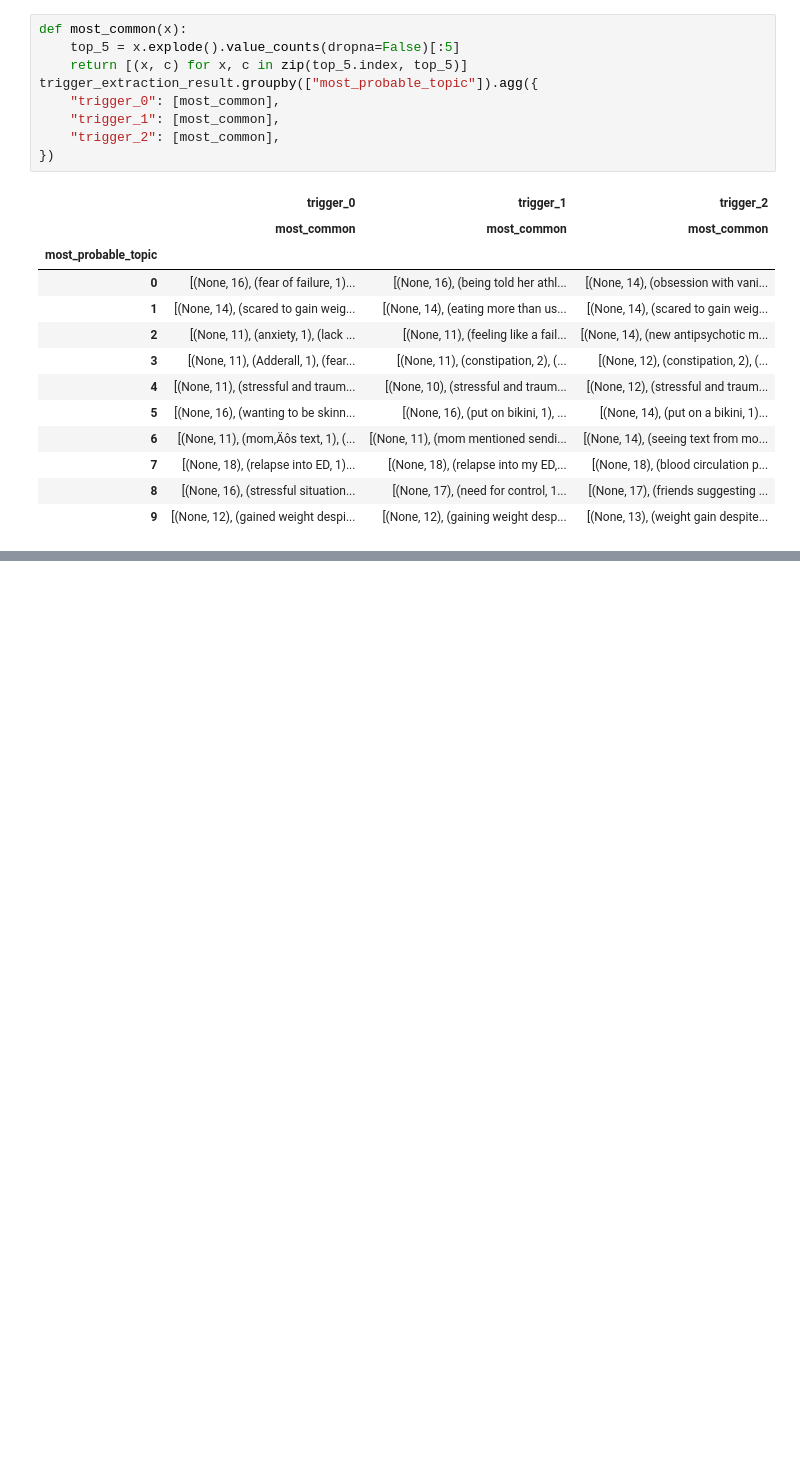
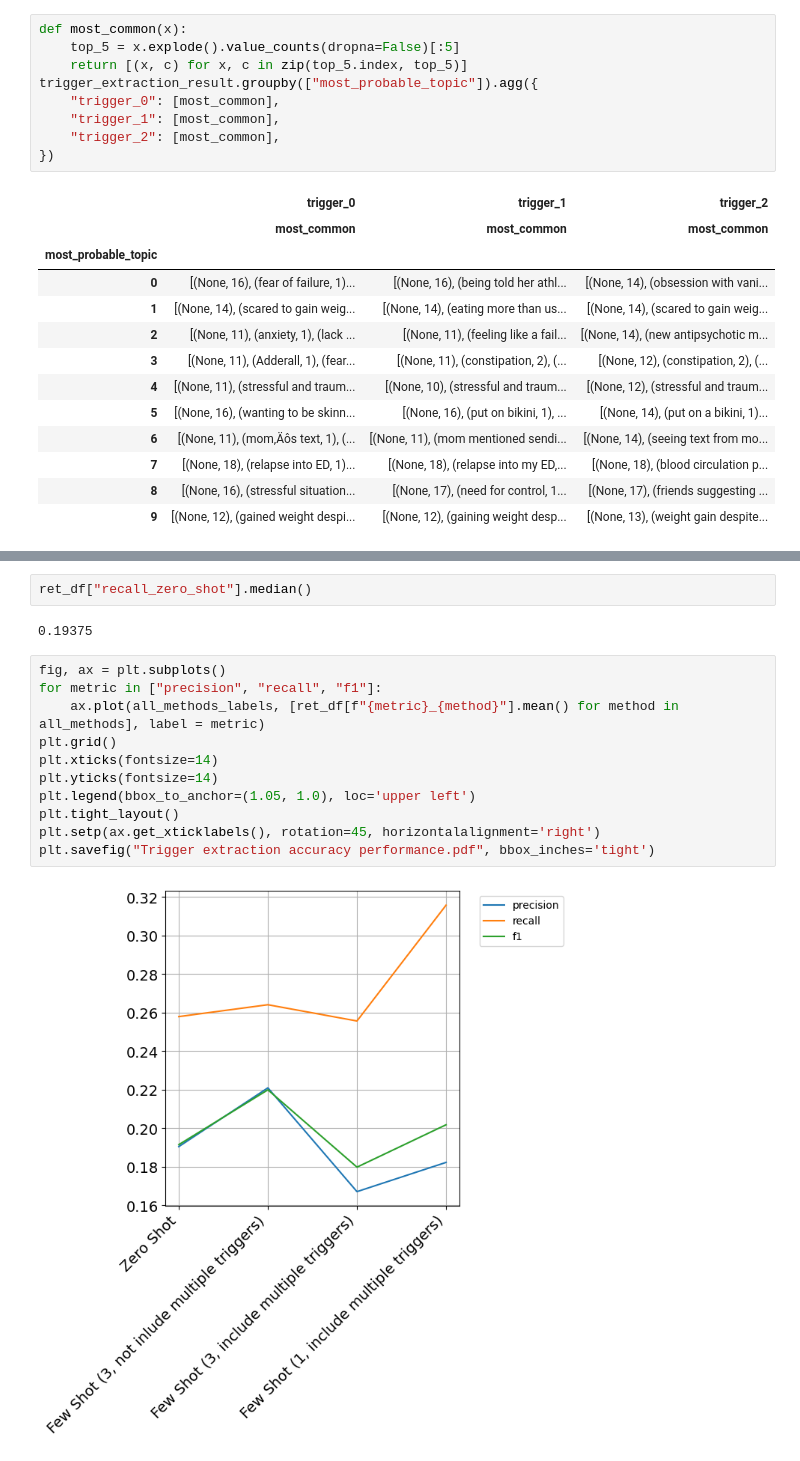
Before and after one commit to nguyentr17/cs685-narrative-analysis, a Jupyter notebook: clinical-extractions/sample_selection_trigger_extraction.ipynb, the cells around one changed output, grey strips where cells are left out. Drawn from its saved outputs; the diff is of its cells as text; blank space fills up the shorter version.

```diff
--- a/clinical-extractions/sample_selection_trigger_extraction.ipynb
+++ b/clinical-extractions/sample_selection_trigger_extraction.ipynb
@@ -201,0 +564,17 @@ trigger_extraction_result.groupby(["most_probable_topic"]).agg({
+# %%
+ret_df["recall_zero_shot"].median()
+# %% [output]
+0.19375
+# %%
+fig, ax = plt.subplots()
+for metric in ["precision", "recall", "f1"]:
+    ax.plot(all_methods_labels, [ret_df[f"{metric}_{method}"].mean() for method in all_methods], label = metric)
+plt.grid()
+plt.xticks(fontsize=14)
+plt.yticks(fontsize=14)
+plt.legend(bbox_to_anchor=(1.05, 1.0), loc='upper left')
+plt.tight_layout()
+plt.setp(ax.get_xticklabels(), rotation=45, horizontalalignment='right')
+plt.savefig("Trigger extraction accuracy performance.pdf", bbox_inches='tight')
+# %% [output]
+[figure, added]
```
Also changed, not shown: parts of 41 cells of this notebook, 4 other files.
